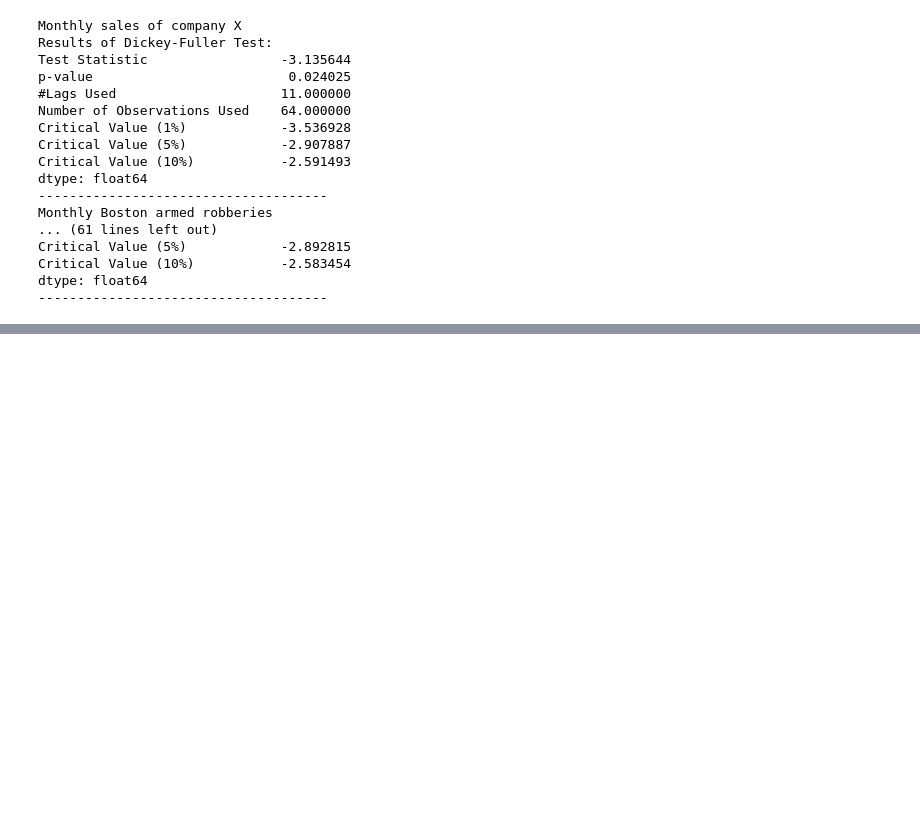
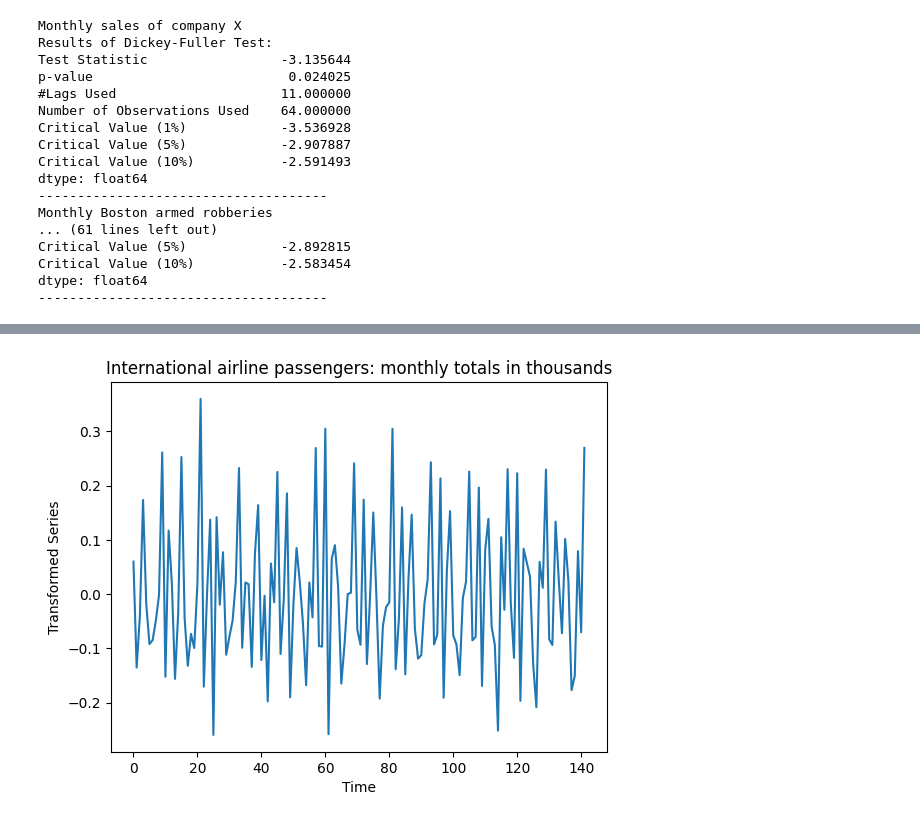
Before and after one commit to Kulenyonok/Time_series, a Jupyter notebook: HW_1.ipynb, the cells around one changed output, grey strips where cells are left out. Saved outputs shown, nothing was run; the diff lists cells and outputs as text; code cells hidden in the pictures; blank space fills up the shorter version.

```diff
--- a/HW_1.ipynb
+++ b/HW_1.ipynb
@@ -116,3 +116,7 @@ Critical Value (5%)            -2.892815
 Critical Value (10%)           -2.583454
 dtype: float64
 -------------------------------------
+# %%
+trans_airline = transformed_series_diff['International airline passengers: monthly totals in thousands']
+# %%
+trans_airline_d2 = np.diff(trans_airline, 1)
@@ -118,0 +135,8 @@ dtype: float64
+# %%
+    plt.plot(trans_airline_d2)
+    plt.title('International airline passengers: monthly totals in thousands')
+    plt.xlabel("Time")
+    plt.ylabel("Transformed Series")
+    plt.show()
+# %% [output]
+[figure, added]
```
Also changed, not shown: parts of 2 cells of this notebook.
